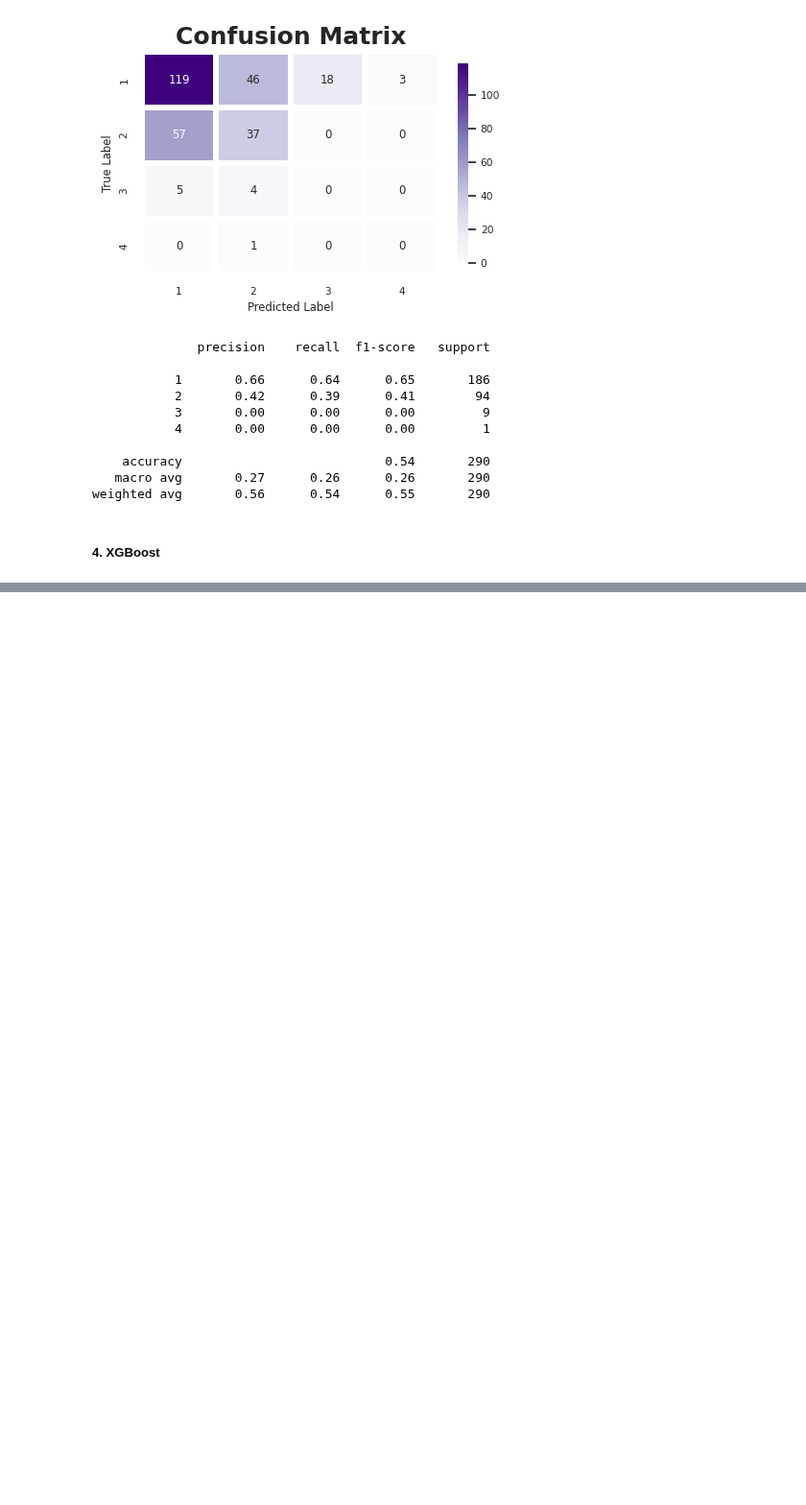
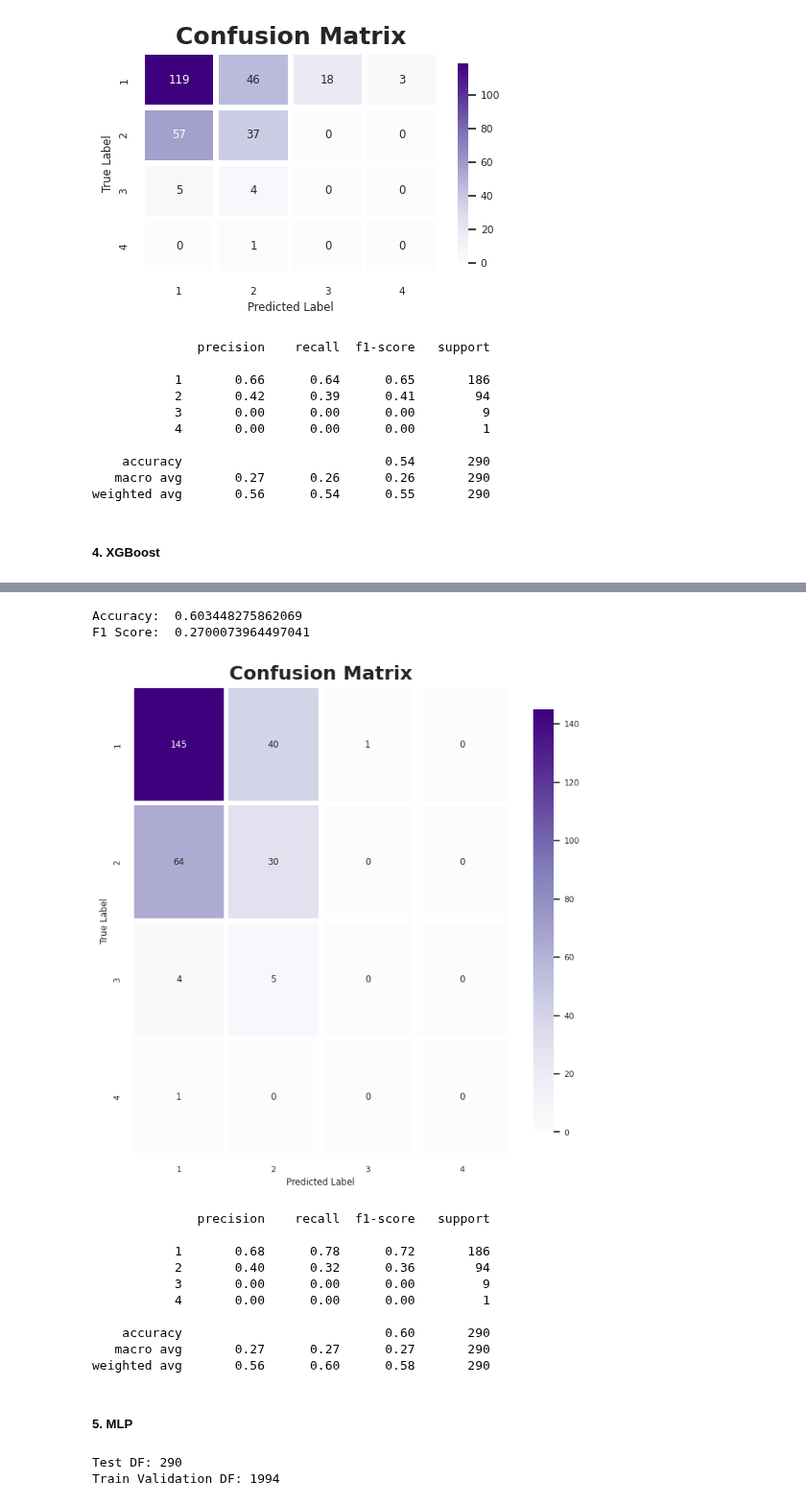
Before and after one commit to GabyCisnerosV/F1_NoName, a Jupyter notebook: 3_Model_2_PredictingPitStops.ipynb, the cells around one changed output, grey strips where cells are left out. Shown at 96% size. Saved outputs shown, nothing was run; the diff lists cells and outputs as text; code cells hidden in the pictures; blank space fills up the shorter version.

```diff
--- a/3_Model_2_PredictingPitStops.ipynb
+++ b/3_Model_2_PredictingPitStops.ipynb
@@ -447,7 +456,7 @@ print("Train Validation DF:",len(TRAINING_VALIDATION_DF))
 
 TARGET='Total_Num_Pits'
 X = TRAINING_VALIDATION_DF.drop(columns=[TARGET])
-y = TRAINING_VALIDATION_DF[TARGET]
+y = TRAINING_VALIDATION_DF[TARGET]-1
 
 X_test = TEST_DF.drop(columns=[TARGET])
-y_test = TEST_DF[TARGET]
+y_test = TEST_DF[TARGET]-1
@@ -477,0 +504,56 @@ cv_results,best_model=F1_Modelling_Extra_Functions.grid_search_show_results(gs=g
+# %%
+# Try model in test set
+y_pred = best_model.predict(X_test)
+
+# Metrics
+test_accuracy = accuracy_score(y_test+1, y_pred+1)
+test_f1 = f1_score(y_test+1, y_pred+1, average='macro')
+
+# Print the results
+print("Accuracy: ",test_accuracy)
+print("F1 Score: ",test_f1)
+
+F1_Modelling_Extra_Functions.classification_test_results(y_test+1,y_pred+1,figuresize=(8,8)) #confusion matrix and classification report
+# %% [output]
+Accuracy:  0.603448275862069
+F1 Score:  0.2700073964497041
+[figure, added]
+              precision    recall  f1-score   support
+
+           1       0.68      0.78      0.72       186
+           2       0.40      0.32      0.36        94
+           3       0.00      0.00      0.00         9
+           4       0.00      0.00      0.00         1
+
+    accuracy                           0.60       290
+   macro avg       0.27      0.27      0.27       290
+weighted avg       0.56      0.60      0.58       290
+# %% [markdown]
+##### 5. MLP
+# %%
+# SPLIT TRAIN, VALIDATION AND TEST DFs
+# I want to predict with the final_position of the last F1 rounds
+EXCLUDED_COLS=['Total_Duration_Pits_milliseconds', 'Min_Duration_Pits_milliseconds','Avg_Duration_Pits_milliseconds', 'Max_Duration_Pits_milliseconds','Avg_PitStop_Lap_number', 'Min_PitStop_Lap_number',
+       'Max_PitStop_Lap_number', 'pit_stop_lap_number_1','pit_stop_lap_number_2', 'pit_stop_lap_number_3','pit_stop_lap_number_4', 'pit_stop_duration_in_milliseconds_1','pit_stop_duration_in_milliseconds_2','pit_stop_duration_in_milliseconds_3','pit_stop_duration_in_milliseconds_4','season','round',
+       'airtemp', 'humidity', 'pressure','rainfall', 'tracktemp', 'winddirection', 'windspeed','season-round-event','season-round-driverid', 'racename', 'circuit.circuitname','circuit.location.country', 'date', 'season-round', 'circuit.circuitid',
+       'driverid', 'driver.code', 'constructor.name', 'driver', 'compound','event','compound_cat','drivernumber','tyrelife']
+TEST_SEGMENTS=np.sort(PitsDF_RACE_DRIVER_LEVEL["season-round"].unique())[-15:]
+TEST_DF=PitsDF_RACE_DRIVER_LEVEL[PitsDF_RACE_DRIVER_LEVEL["season-round"].isin(TEST_SEGMENTS)].drop(columns=EXCLUDED_COLS)
+TRAINING_VALIDATION_DF=PitsDF_RACE_DRIVER_LEVEL[~PitsDF_RACE_DRIVER_LEVEL["season-round"].isin(TEST_SEGMENTS)].drop(columns=EXCLUDED_COLS)
+
+print("Test DF:",len(TEST_DF))
+print("Train Validation DF:",len(TRAINING_VALIDATION_DF))
+
+TARGET='Total_Num_Pits'
+X = TRAINING_VALIDATION_DF.drop(columns=[TARGET])
+y = TRAINING_VALIDATION_DF[TARGET]-1
+
+X_test = TEST_DF.drop(columns=[TARGET])
+y_test = TEST_DF[TARGET]-1
+
+scaler = preprocessing.StandardScaler()
+X_SCALED = scaler.fit_transform(X)
+X_test_SCALED = scaler.transform(X_test)
+# %% [output]
+Test DF: 290
+Train Validation DF: 1994
```
Also changed, not shown: parts of 10 cells of this notebook, 1 other file.
